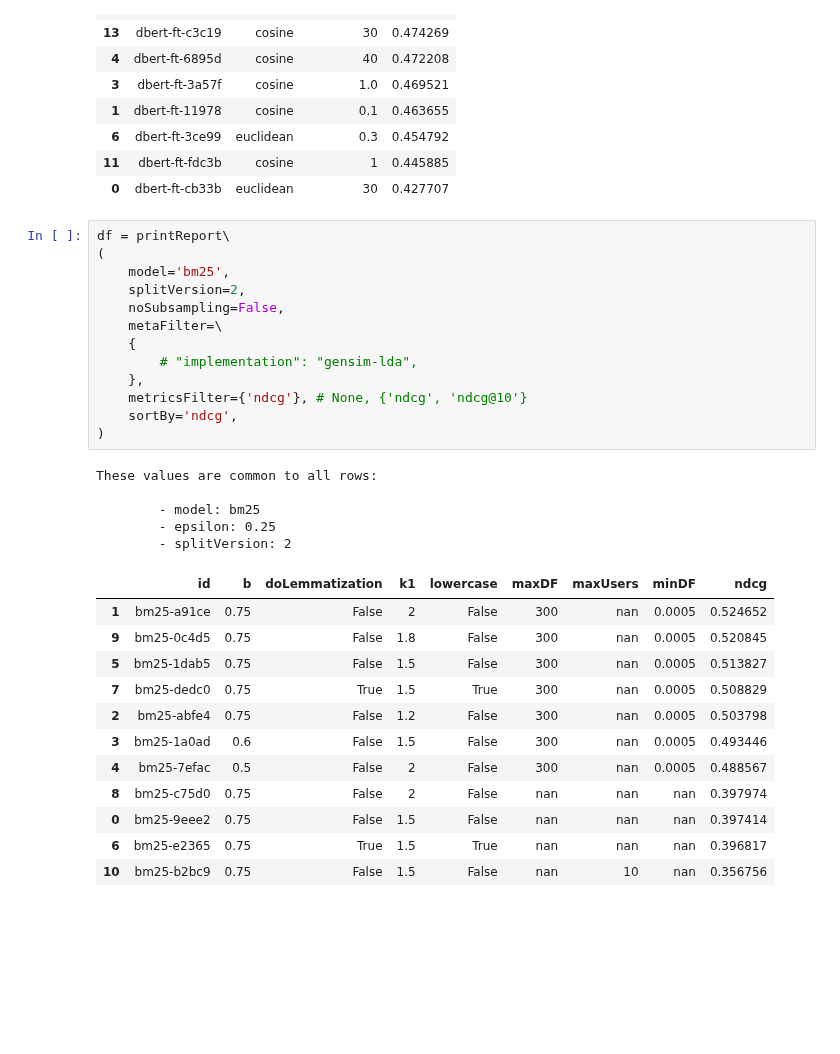
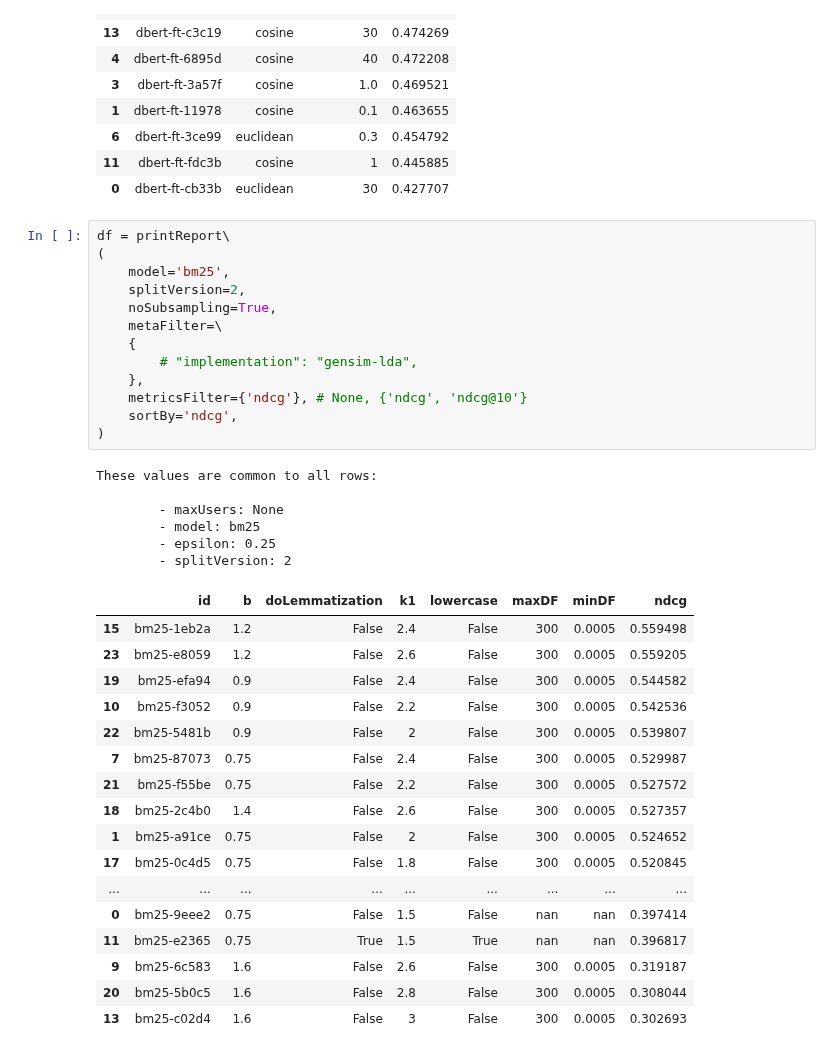
Before and after one commit to arthur-gallois/Twinews-adapted, a Jupyter notebook: twinews/evaluation/hjreport.ipynb, the cells around one changed output. Saved outputs shown, nothing was run; the diff lists cells and outputs as text; blank space fills up the shorter version.

```diff
--- a/twinews/evaluation/hjreport.ipynb
+++ b/twinews/evaluation/hjreport.ipynb
@@ -195,31 +203,37 @@ These values are common to all rows:
 # %%
 df = printReport\
 (
     model='bm25',
     splitVersion=2,
-    noSubsampling=False,
+    noSubsampling=True,
     metaFilter=\
     {
         # "implementation": "gensim-lda",
     },
     metricsFilter={'ndcg'}, # None, {'ndcg', 'ndcg@10'}
     sortBy='ndcg',
 )
 # %% [output]
 These values are common to all rows:
 
+        - maxUsers: None
         - model: bm25
         - epsilon: 0.25
         - splitVersion: 2
-|  | id | b | doLemmatization | k1 | lowercase | maxDF | maxUsers | minDF | ndcg |
-| 1 | bm25-a91ce | 0.75 | False | 2 | False | 300 | nan | 0.0005 | 0.524652 |
-| 9 | bm25-0c4d5 | 0.75 | False | 1.8 | False | 300 | nan | 0.0005 | 0.520845 |
-| 5 | bm25-1dab5 | 0.75 | False | 1.5 | False | 300 | nan | 0.0005 | 0.513827 |
-| 7 | bm25-dedc0 | 0.75 | True | 1.5 | True | 300 | nan | 0.0005 | 0.508829 |
-| 2 | bm25-abfe4 | 0.75 | False | 1.2 | False | 300 | nan | 0.0005 | 0.503798 |
-| 3 | bm25-1a0ad | 0.6 | False | 1.5 | False | 300 | nan | 0.0005 | 0.493446 |
-| 4 | bm25-7efac | 0.5 | False | 2 | False | 300 | nan | 0.0005 | 0.488567 |
-| 8 | bm25-c75d0 | 0.75 | False | 2 | False | nan | nan | nan | 0.397974 |
-| 0 | bm25-9eee2 | 0.75 | False | 1.5 | False | nan | nan | nan | 0.397414 |
-| 6 | bm25-e2365 | 0.75 | True | 1.5 | True | nan | nan | nan | 0.396817 |
-| 10 | bm25-b2bc9 | 0.75 | False | 1.5 | False | nan | 10 | nan | 0.356756 |
+|  | id | b | doLemmatization | k1 | lowercase | maxDF | minDF | ndcg |
+| 15 | bm25-1eb2a | 1.2 | False | 2.4 | False | 300 | 0.0005 | 0.559498 |
+| 23 | bm25-e8059 | 1.2 | False | 2.6 | False | 300 | 0.0005 | 0.559205 |
+| 19 | bm25-efa94 | 0.9 | False | 2.4 | False | 300 | 0.0005 | 0.544582 |
+| 10 | bm25-f3052 | 0.9 | False | 2.2 | False | 300 | 0.0005 | 0.542536 |
+| 22 | bm25-5481b | 0.9 | False | 2 | False | 300 | 0.0005 | 0.539807 |
+| 7 | bm25-87073 | 0.75 | False | 2.4 | False | 300 | 0.0005 | 0.529987 |
+| 21 | bm25-f55be | 0.75 | False | 2.2 | False | 300 | 0.0005 | 0.527572 |
+| 18 | bm25-2c4b0 | 1.4 | False | 2.6 | False | 300 | 0.0005 | 0.527357 |
+| 1 | bm25-a91ce | 0.75 | False | 2 | False | 300 | 0.0005 | 0.524652 |
+| 17 | bm25-0c4d5 | 0.75 | False | 1.8 | False | 300 | 0.0005 | 0.520845 |
+| ... | ... | ... | ... | ... | ... | ... | ... | ... |
+| 0 | bm25-9eee2 | 0.75 | False | 1.5 | False | nan | nan | 0.397414 |
+| 11 | bm25-e2365 | 0.75 | True | 1.5 | True | nan | nan | 0.396817 |
+| 9 | bm25-6c583 | 1.6 | False | 2.6 | False | 300 | 0.0005 | 0.319187 |
+| 20 | bm25-5b0c5 | 1.6 | False | 2.8 | False | 300 | 0.0005 | 0.308044 |
+| 13 | bm25-c02d4 | 1.6 | False | 3 | False | 300 | 0.0005 | 0.302693 |
```
Also changed, not shown: parts of 2 cells of this notebook, 3 other files.
